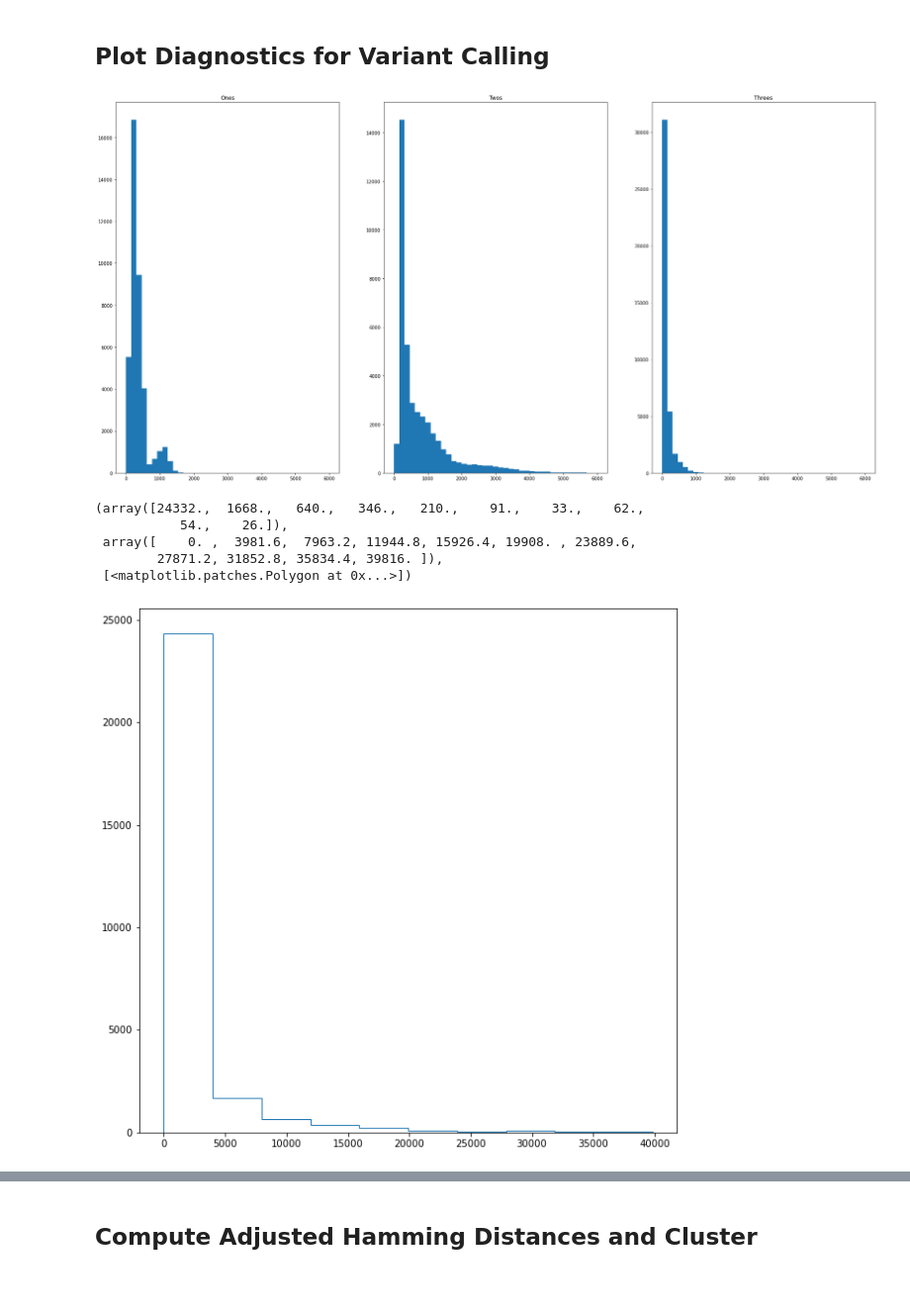
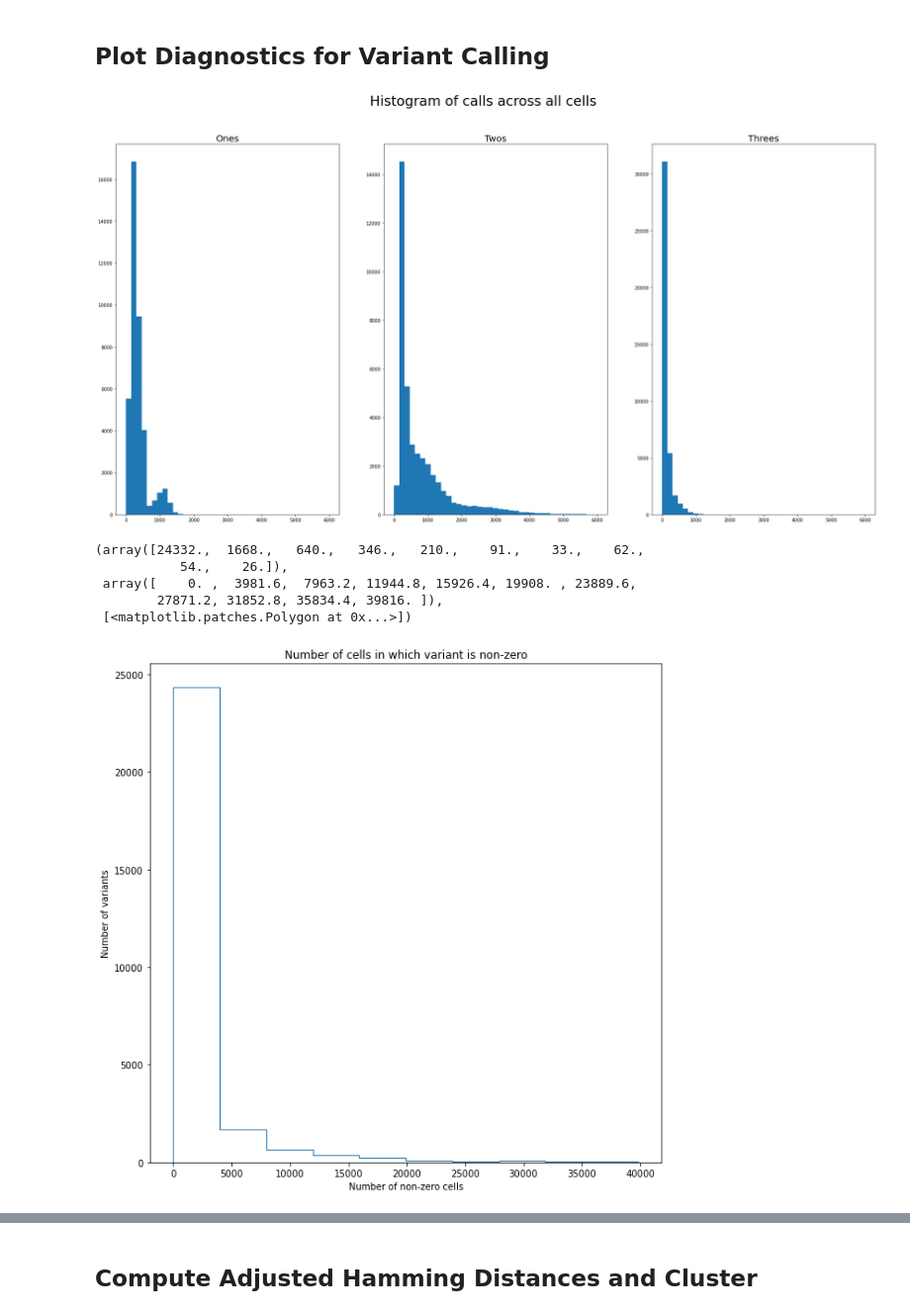
Before and after one commit to bkiyota/SNPBarcodingSimulator, a Jupyter notebook: cluster_embryos_mouse.ipynb, the cells around one changed output, grey strips where cells are left out. Shown: that part at 99% size. Drawn from its saved outputs; the diff is of its cells as text; code cells hidden in the pictures; blank space fills up the shorter version.

Commit message:
Changed data to dense by default and improved figures for readability.

```diff
--- a/cluster_embryos_mouse.ipynb
+++ b/cluster_embryos_mouse.ipynb
@@ -60,8 +60,9 @@ for i in range(NUM_EMBRYOS):
     obs = pd.DataFrame(index=cell_barcodes[i])
     obs['embryo'] = i
     var = pd.DataFrame(index=mutation_annos[i])
+    X = variant_mats[i].T.toarray()
 
-    adata = anndata.AnnData(obs=obs, var=var, X=variant_mats[i].T)
+    adata = anndata.AnnData(obs=obs, var=var, X=X)
     variant_adatas.append(adata)
 
 # Convert the number of reads for each cell/variant into anndata
@@ -70,13 +71,25 @@ for i in range(NUM_EMBRYOS):
     obs = pd.DataFrame(index=cell_barcodes[i])
     obs['embryo'] = i
     var = pd.DataFrame(index=mutation_annos[i])
+
+    # Combine both reads
     X = ref_reads_mats[i].T + var_reads_mats[i].T
+    X = X.toarray()
 
-    adata = anndata.AnnData(obs=obs, var=var, X=X.toarray())
+    adata = anndata.AnnData(obs=obs, var=var, X=X)
     read_adatas.append(adata)
 # %%
+# Join the data from each embryo
 variants_joined = anndata.concat(variant_adatas, join='outer')
 reads_joined = anndata.concat(read_adatas, join='outer')
+
+# Replace any missing data with zeros
+variants_joined.X[np.isnan(variants_joined.X)] = 0
+reads_joined.X[np.isnan(reads_joined.X)] = 0
+
+# Fix dtypes
+variants_joined.X = variants_joined.X.astype('int16')
+reads_joined.X = reads_joined.X.astype('int16')
 # %% [output]
 Observation names are not unique. To make them unique, call `.obs_names_make_unique`.
 Observation names are not unique. To make them unique, call `.obs_names_make_unique`.
@@ -84,31 +97,37 @@ Observation names are not unique. To make them unique, call `.obs_names_make_uni
 ## Plot Diagnostics for Variant Calling
 # %%
 # Plot the counts of each call
-threes = np.sum(variants_joined.X.toarray() == 3, axis=1)
-twos = np.sum(variants_joined.X.toarray() == 2, axis=1)
-ones = np.sum(variants_joined.X.toarray() == 1, axis=1)
+threes = np.sum(variants_joined.X == 3, axis=1)
+twos = np.sum(variants_joined.X == 2, axis=1)
+ones = np.sum(variants_joined.X == 1, axis=1)
 
 plt.figure(figsize=(30, 15))
 
 plt.subplot(131)
-plt.title('Ones')
+plt.title('Ones', fontsize=20)
 plt.hist(ones, bins=np.linspace(0, 6000, 40))
 
 plt.subplot(132)
-plt.title('Twos')
+plt.title('Twos', fontsize=20)
 plt.hist(twos, bins=np.linspace(0, 6000, 40))
 
 plt.subplot(133)
-plt.title('Threes')
+plt.title('Threes', fontsize=20)
 plt.hist(threes, bins=np.linspace(0, 6000, 40))
 
+plt.suptitle('Histogram of calls across all cells', fontsize=30)
+
 plt.show()
 # %% [output]
-[figure, old version]
+[figure, new version]
 # %%
 plt.figure(figsize=(10, 10))
 
-variant_sums = np.array((variants_joined.X > 0).sum(axis=0))[0]
+plt.title('Number of cells in which variant is non-zero')
+plt.ylabel('Number of variants')
+plt.xlabel('Number of non-zero cells')
+
+variant_sums = np.array((variants_joined.X > 0).sum(axis=0))
 plt.hist(variant_sums, histtype='step')
 # %% [output]
 (array([24332.,  1668.,   640.,   346.,   210.,    91.,    33.,    62.,
@@ -116,4 +135,4 @@ plt.hist(variant_sums, histtype='step')
  array([    0. ,  3981.6,  7963.2, 11944.8, 15926.4, 19908. , 23889.6,
         27871.2, 31852.8, 35834.4, 39816. ]),
  [<matplotlib.patches.Polygon at 0x...>])
-[figure, old version]
+[figure, new version]
```
Also changed, not shown: parts of 17 cells of this notebook.
